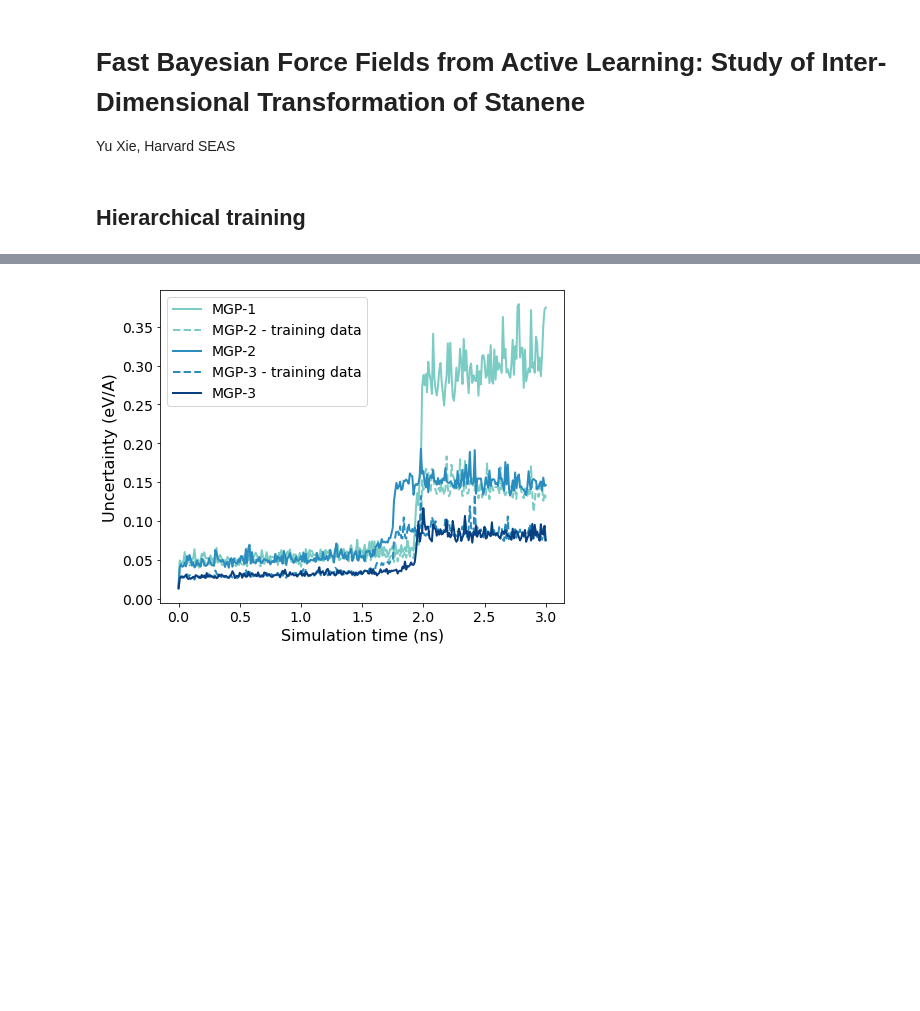
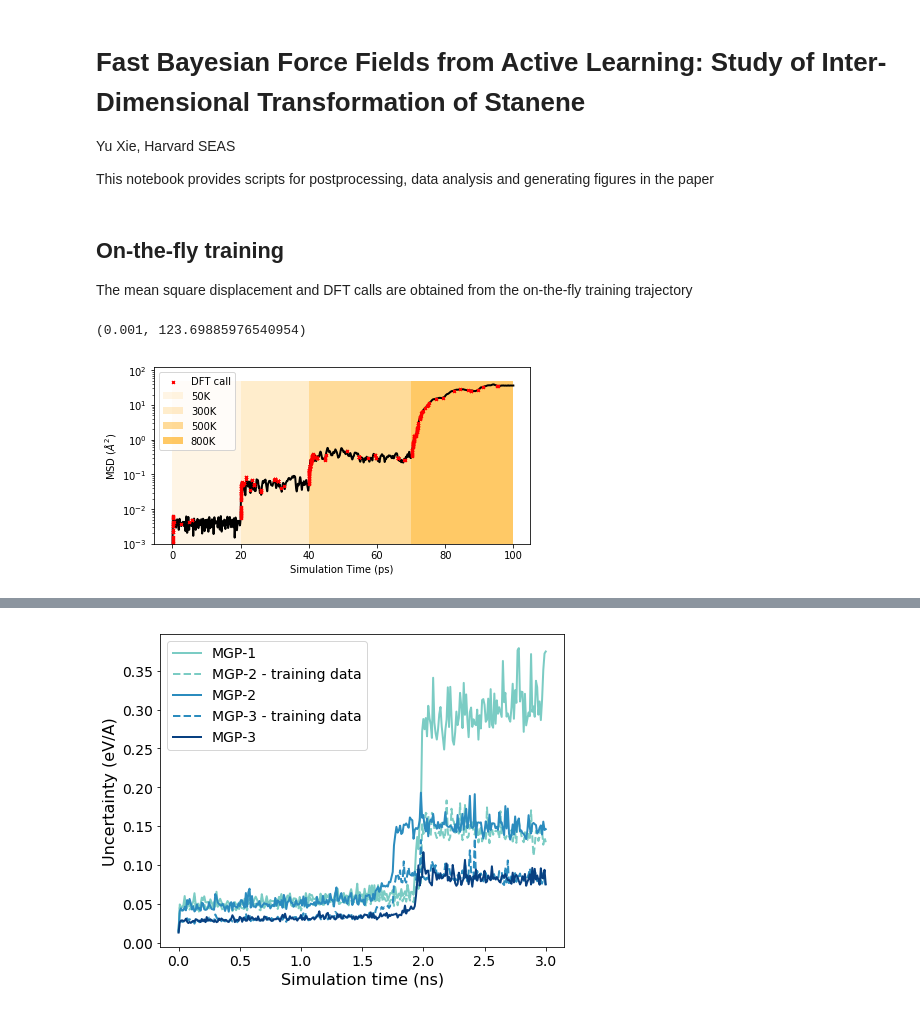
Before and after one commit to YuuuXie/Stanene_FLARE, a Jupyter notebook: Plot.ipynb, the cells around one changed output, grey strips where cells are left out. Drawn from its saved outputs; the diff is of its cells as text; code cells hidden in the pictures; blank space fills up the shorter version.

Commit message:
update plot notebook

```diff
--- a/Plot.ipynb
+++ b/Plot.ipynb
@@ -2,9 +2,35 @@
 # Fast Bayesian Force Fields from Active Learning: Study of Inter-Dimensional Transformation of Stanene
 
 Yu Xie, Harvard SEAS
+
+This notebook provides scripts for postprocessing, data analysis and generating figures in the paper
 # %%
 import numpy as np
 import matplotlib.pyplot as plt
 import matplotlib as mpl
-# %% [markdown]
-## Hierarchical training
+# %% [markdown]
+## On-the-fly training
+
+The mean square displacement and DFT calls are obtained from the on-the-fly training trajectory
+# %%
+msd = np.load("OTF/MSD.npy")
+dft_call = np.load("OTF/DFT_calls.npy")
+
+plt.figure(figsize=(6.75, 3.25))
+t = np.arange(len(msd)) / 1000
+
+plt.plot(t, msd, color="k", linewidth=2, zorder=1)
+plt.scatter(dft_call / 1000, msd[dft_call], s=8, marker="x", color="r", zorder=2, label="DFT call")
+plt.fill_between([0,  20],  [50, 50], color="orange", alpha=0.1, label="50K", linewidth=0.0)
+plt.fill_between([20, 40],  [50, 50], color="orange", alpha=0.2, label="300K", linewidth=0.0)
+plt.fill_between([40, 70],  [50, 50], color="orange", alpha=0.4, label="500K", linewidth=0.0)
+plt.fill_between([70, 100], [50, 50], color="orange", alpha=0.6, label="800K", linewidth=0.0)
+
+plt.yscale("log")
+plt.xlabel("Simulation Time (ps)")
+plt.ylabel("MSD ($\AA^2$)")
+plt.legend()
+plt.ylim(bottom=1e-3)
+# %% [output]
+(0.001, 123.69885976540954)
+[figure, added]
```
Also changed, not shown: parts of 12 cells of this notebook.
